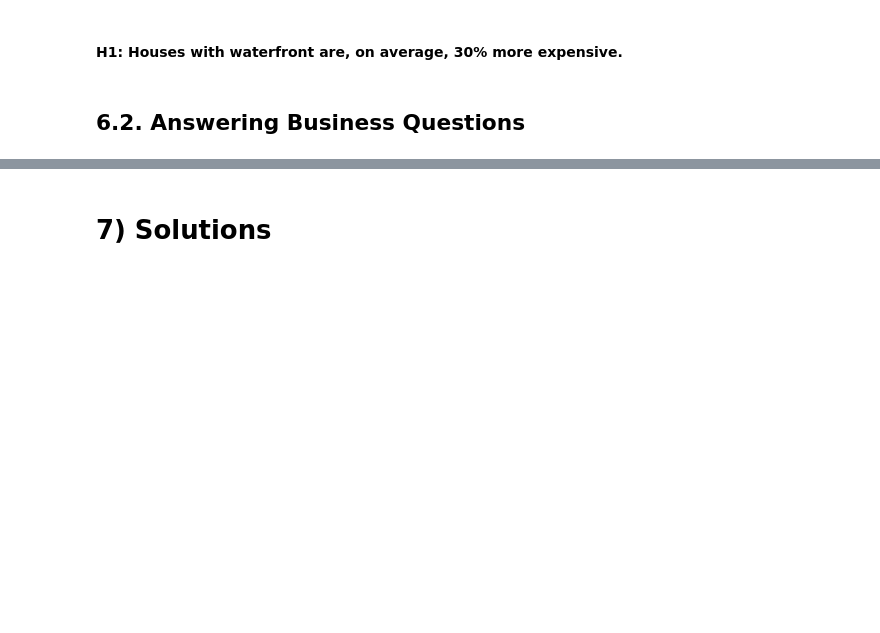
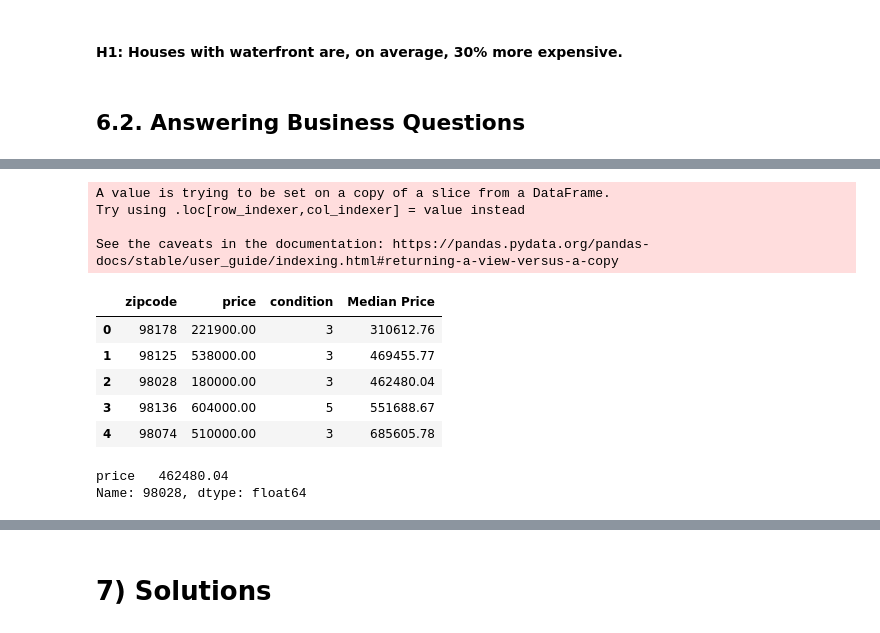
Before and after one commit to GustavoBarros11/house-rocket-insights-project, a Jupyter notebook: house_rocket_insights_cycle01.ipynb, the cells around one changed output, grey strips where cells are left out. Saved outputs shown, nothing was run; the diff lists cells and outputs as text; code cells hidden in the pictures; blank space fills up the shorter version.

```diff
--- a/house_rocket_insights_cycle01.ipynb
+++ b/house_rocket_insights_cycle01.ipynb
@@ -160,8 +162,8 @@ Name: year, dtype: int64
 Name: month, dtype: int64
 # %%
 # Creating season column
-house_rocket["season"] = house_rocket["date"].apply( lambda x: 'Spring' if ((x >= pd.to_datetime('2014-03-20')) & (x < pd.to_datetime('2014-06-21'))) | ((x >= pd.to_datetime('2015-03-20')) & (x < pd.to_datetime('2015-06-20'))) else
-                                          'Summer' if (x >= pd.to_datetime('2014-06-21')) & (x < pd.to_datetime('2014-09-22'))  else
-                                          'Fall' if (x >= pd.to_datetime('2014-09-22')) & (x < pd.to_datetime('2014-12-21')) else
-                                          'Winter' )
-house_rocket["season"].unique()
+# house_rocket["season"] = house_rocket["date"].apply( lambda x: 'Spring' if ((x >= pd.to_datetime('2014-03-20')) & (x < pd.to_datetime('2014-06-21'))) | ((x >= pd.to_datetime('2015-03-20')) & (x < pd.to_datetime('2015-06-20'))) else \
+#                                           'Summer' if (x >= pd.to_datetime('2014-06-21')) & (x < pd.to_datetime('2014-09-22'))  else \
+#                                           'Fall' if (x >= pd.to_datetime('2014-09-22')) & (x < pd.to_datetime('2014-12-21')) else \
+#                                           'Winter' )
+# house_rocket["season"].unique()
@@ -169,0 +170,6 @@ array(['Fall', 'Winter', 'Spring', 'Summer'], dtype=object)
+# %%
+house_rocket["season"] = house_rocket.apply(lambda x: 'Spring' if ((x['date'] >= pd.to_datetime('2014-03-20')) & (x['date'] < pd.to_datetime('2014-06-21'))) | ((x['date'] >= pd.to_datetime('2015-03-20')) & (x['date'] < pd.to_datetime('2015-06-20'))) else
+                                          'Summer' if (x['date'] >= pd.to_datetime('2014-06-21')) & (x['date'] < pd.to_datetime('2014-09-22'))  else
+                                          'Fall' if (x['date'] >= pd.to_datetime('2014-09-22')) & (x['date'] < pd.to_datetime('2014-12-21')) else
+                                          'Winter', axis=1)
+house_rocket["season"].unique()
@@ -321,0 +344,3 @@ A média de crescimento dos preços MoM foi de 0.375%
+# %%
+df_table1 = house_rocket[['zipcode', 'price', 'condition']]
+df_table1.head()
@@ -321,0 +354,3 @@ A média de crescimento dos preços MoM foi de 0.375%
+# %%
+df_region = house_rocket.groupby('zipcode').agg({'price': 'mean'})
+df_region.head()
@@ -321,0 +365,19 @@ A média de crescimento dos preços MoM foi de 0.375%
+# %%
+df_table1['Median Price'] = house_rocket.apply(lambda x: df_region.loc[x['zipcode']], axis=1)
+df_table1.head()
+# %% [output]
+A value is trying to be set on a copy of a slice from a DataFrame.
+Try using .loc[row_indexer,col_indexer] = value instead
+
+See the caveats in the documentation: https://pandas.pydata.org/pandas-docs/stable/user_guide/indexing.html#returning-a-view-versus-a-copy
+|  | zipcode | price | condition | Median Price |
+| 0 | 98178 | 221900.00 | 3 | 310612.76 |
+| 1 | 98125 | 538000.00 | 3 | 469455.77 |
+| 2 | 98028 | 180000.00 | 3 | 462480.04 |
+| 3 | 98136 | 604000.00 | 5 | 551688.67 |
+| 4 | 98074 | 510000.00 | 3 | 685605.78 |
+# %%
+df_region.loc[98028]
+# %% [output]
+price   462480.04
+Name: 98028, dtype: float64
```
Also changed, not shown: parts of 16 cells of this notebook.
